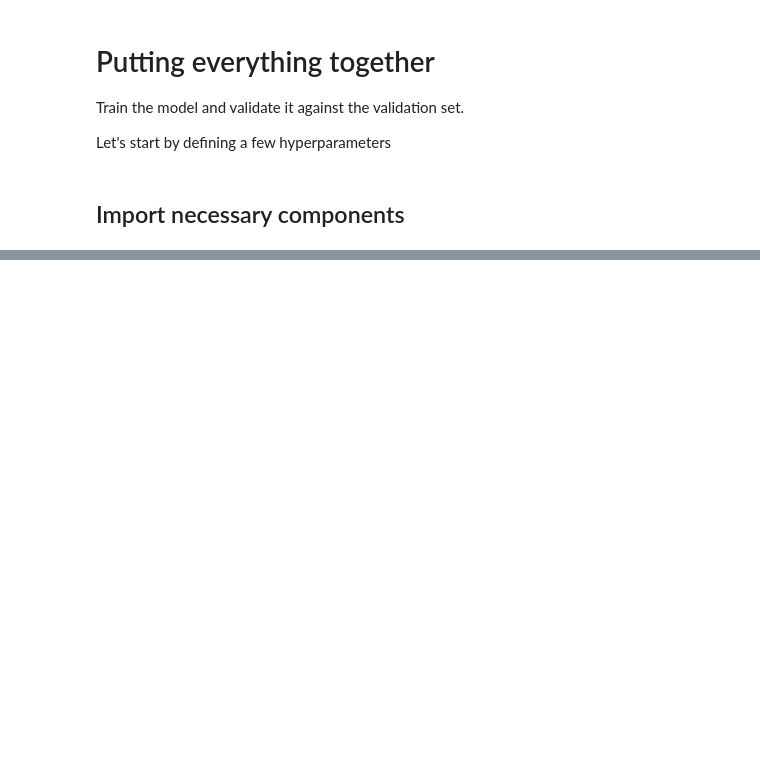
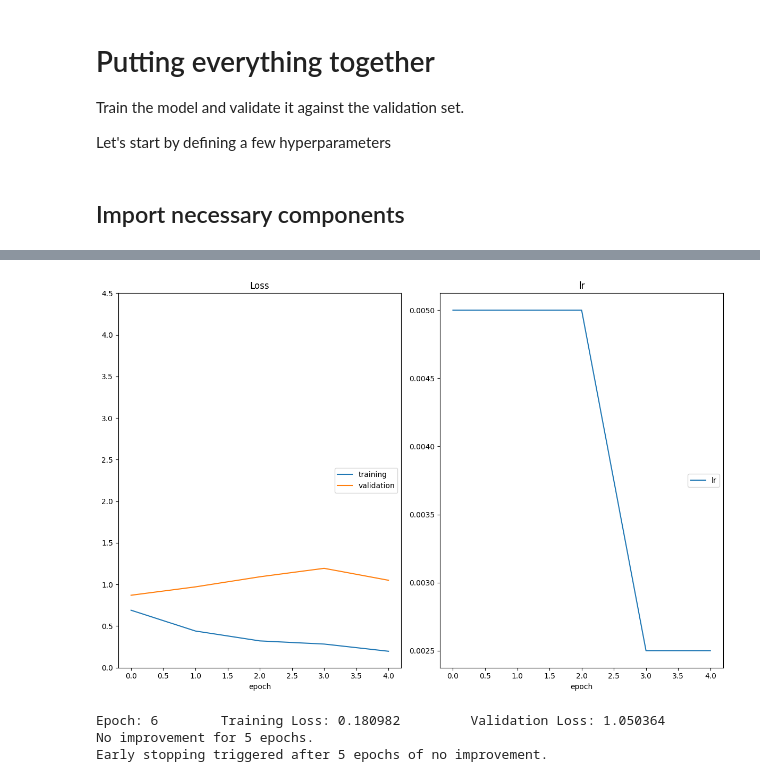
Before and after one commit to regokan/deep-vision-lab, a Jupyter notebook: cnn/landmark_classification/cnn_from_scratch.ipynb, the cells around one changed output, grey strips where cells are left out. Cells and saved outputs as stored; diff of their text form; code cells hidden in the pictures; blank space fills up the shorter version.

```diff
--- a/cnn/landmark_classification/cnn_from_scratch.ipynb
+++ b/cnn/landmark_classification/cnn_from_scratch.ipynb
@@ -74,0 +91,35 @@ one_epoch_test(data_loaders["test"], model, loss)
+# %%
+from cnn.landmark_classification.src.train import optimize
+
+# Define the updated dropout rate
+new_dropout = 0.3
+num_epochs = 20
+learning_rate = 0.005
+weight_decay = 0.02
+
+model = MyModel(num_classes=num_classes, dropout=new_dropout)
+model.load_state_dict(torch.load("checkpoints/best_val_loss.pt", weights_only=True))
+
+optimizer = get_optimizer(
+    model,
+    optimizer=opt,
+    learning_rate=learning_rate,
+    weight_decay=weight_decay,
+    momentum=momentum,
+)
+
+# Continue training with the new dropout rate (added a early stopping condition in the backend)
+optimize(
+    data_loaders,
+    model,
+    optimizer,
+    loss,
+    n_epochs=num_epochs,  # Set the number of additional epochs
+    save_path="checkpoints/best_val_loss_updated.pt",  # New checkpoint to save further improvements
+    interactive_tracking=True,
+)
+# %% [output]
+[figure, added]
+Epoch: 6        Training Loss: 0.180982         Validation Loss: 1.050364
+No improvement for 5 epochs.
+Early stopping triggered after 5 epochs of no improvement.
```
Also changed, not shown: parts of 13 cells of this notebook.
